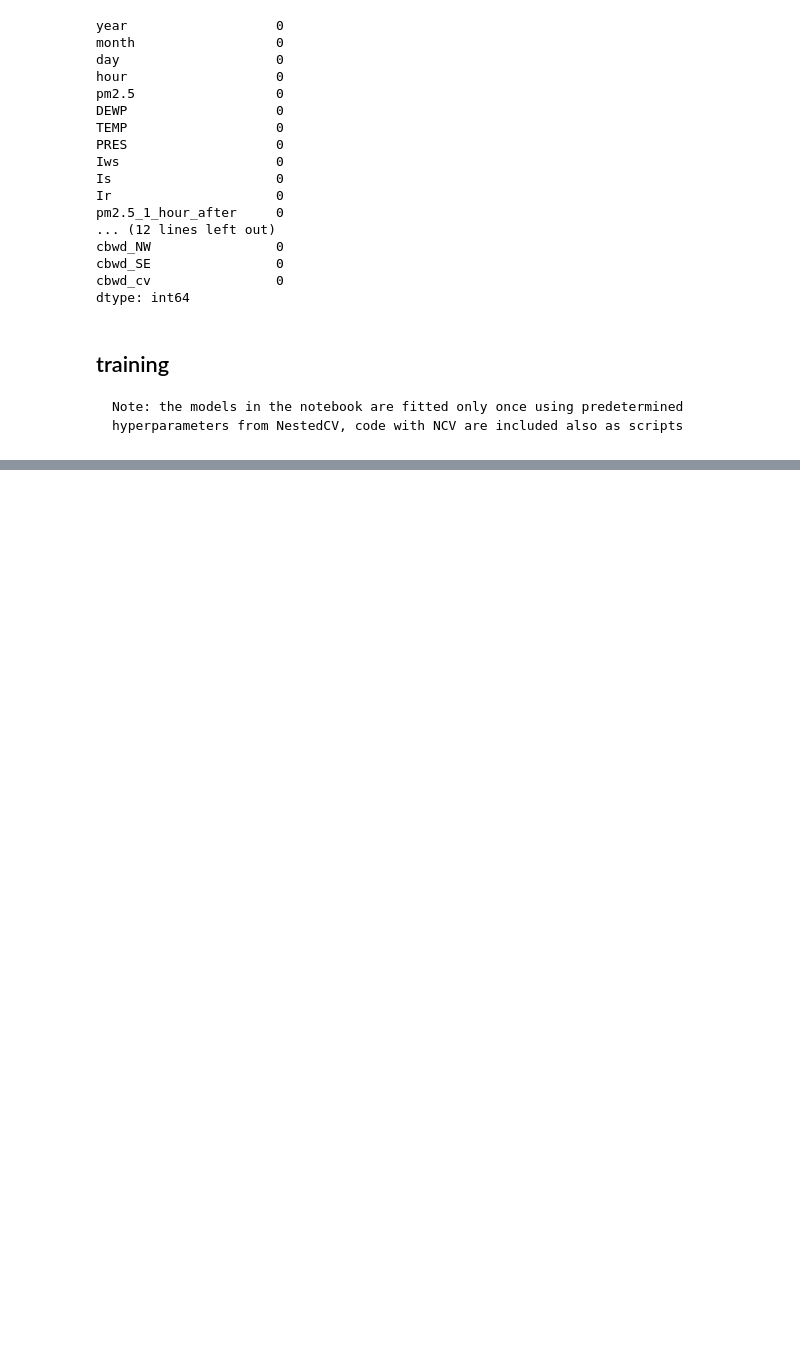
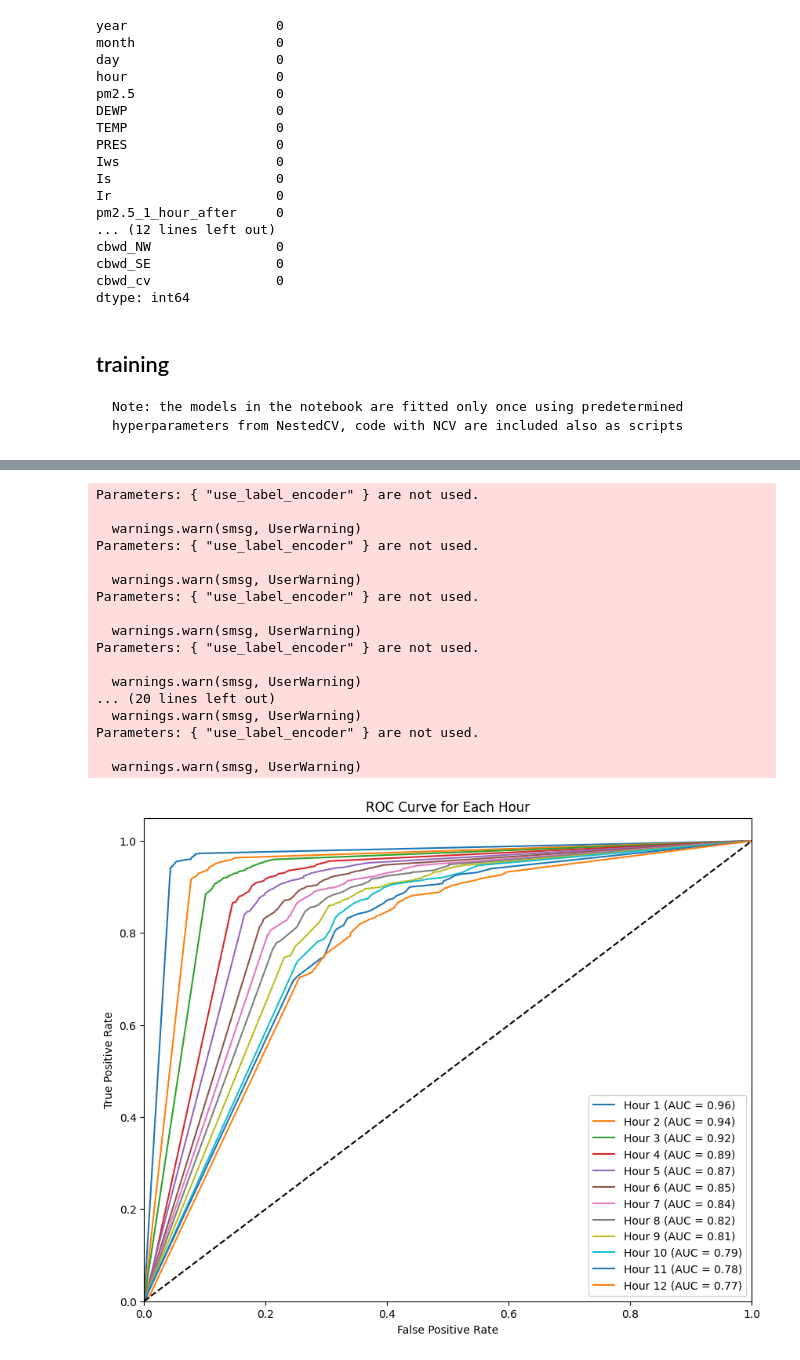
Before and after one commit to JOJOZYH/si670_final_project, a Jupyter notebook: yuhan.ipynb, the cells around one changed output, grey strips where cells are left out. Drawn from its saved outputs; the diff is of its cells as text; code cells hidden in the pictures; blank space fills up the shorter version.

```diff
--- a/yuhan.ipynb
+++ b/yuhan.ipynb
@@ -302,0 +288,77 @@ for hour in range(1, 13):
+# %%
+import xgboost as xgb
+from sklearn.metrics import f1_score, roc_curve, auc
+
+import matplotlib.pyplot as plt
+
+# Initialize lists to store f1 scores and ROC curve data
+f1_scores = []
+roc_curves = []
+
+# Iterate over each hour
+for hour in range(12):
+    # Get the dataframe for the current hour
+    df_hour = hourly_predictions[hour]
+
+    # Define features and label
+    X = df_hour.drop(columns=['True Label'])
+    y = df_hour['True Label'] >= 50
+
+    # Split the data into training and test sets
+    split_index = int(0.8 * len(X))
+    X_train, X_test = X[:split_index], X[split_index:]
+    y_train, y_test = y[:split_index], y[split_index:]
+
+    # Train the XGBoost model
+    model = xgb.XGBClassifier(eval_metric='logloss')
+    model.fit(X_train, y_train)
+
+    # Predict on the test set
+    y_pred = model.predict(X_test)
+    y_prob = model.predict_proba(X_test)[:, 1]
+
+    # Calculate the f1 score
+    f1 = f1_score(y_test, y_pred)
+    f1_scores.append(f1)
+
+    # Calculate the ROC curve
+    fpr, tpr, _ = roc_curve(y_test, y_prob)
+    roc_auc = auc(fpr, tpr)
+    roc_curves.append((fpr, tpr, roc_auc))
+
+# Plot the ROC curves
+plt.figure(figsize=(10, 8))
+for i, (fpr, tpr, roc_auc) in enumerate(roc_curves):
+    plt.plot(fpr, tpr, label=f'Hour {i+1} (AUC = {roc_auc:.2f})')
+
+plt.plot([0, 1], [0, 1], 'k--')
+plt.xlim([0.0, 1.0])
+plt.ylim([0.0, 1.05])
+plt.xlabel('False Positive Rate')
+plt.ylabel('True Positive Rate')
+plt.title('ROC Curve for Each Hour')
+plt.legend(loc='lower right')
+plt.show()
+
+# Print the f1 scores
+for i, f1 in enumerate(f1_scores):
+    print(f'Hour {i+1}: F1 Score = {f1:.2f}')
+# %% [output]
+Parameters: { "use_label_encoder" } are not used.
+
+  warnings.warn(smsg, UserWarning)
+Parameters: { "use_label_encoder" } are not used.
+
+  warnings.warn(smsg, UserWarning)
+Parameters: { "use_label_encoder" } are not used.
+
+  warnings.warn(smsg, UserWarning)
+Parameters: { "use_label_encoder" } are not used.
+
+  warnings.warn(smsg, UserWarning)
+... (20 lines left out)
+  warnings.warn(smsg, UserWarning)
+Parameters: { "use_label_encoder" } are not used.
+
+  warnings.warn(smsg, UserWarning)
+[figure, added]
```
Also changed, not shown: parts of 2 cells of this notebook.
